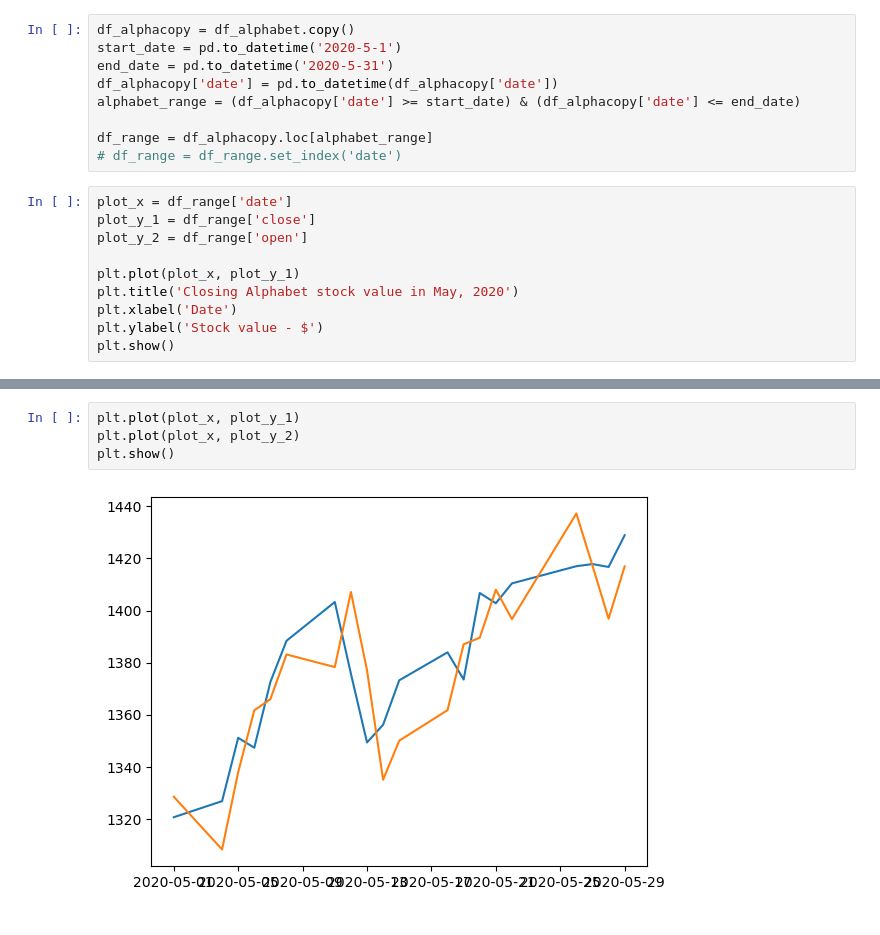
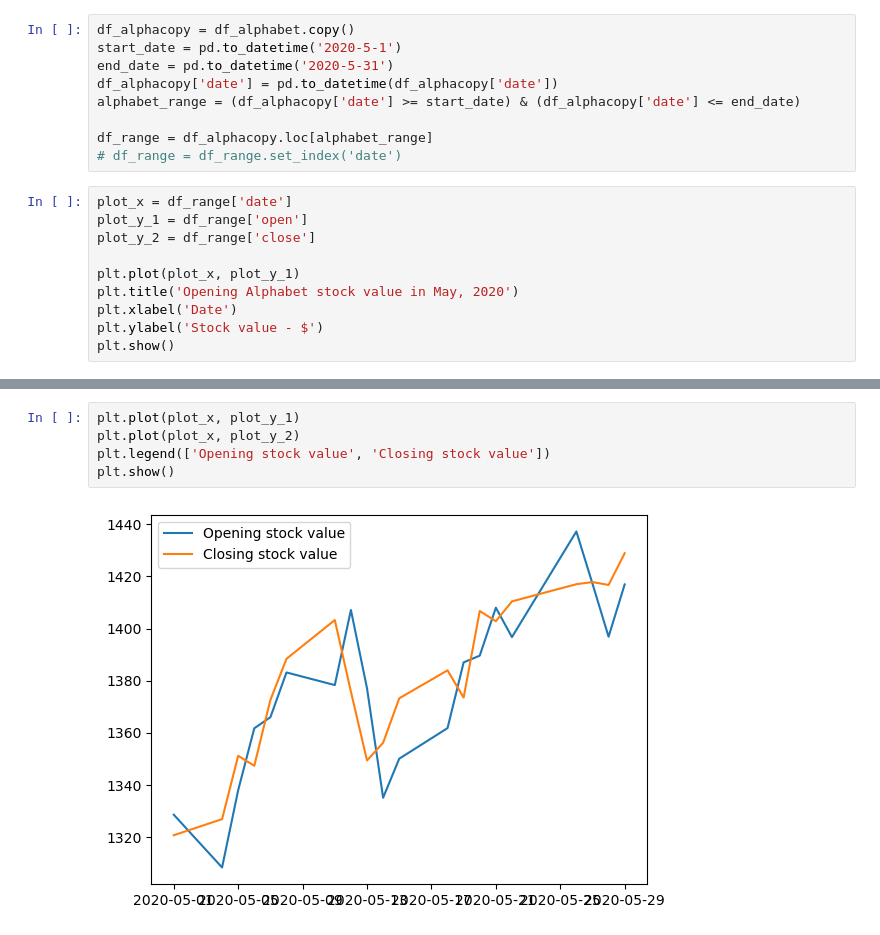
Before and after one commit to yotam-sh/learning_os_gis_development, a Jupyter notebook: matplotlib/day_27.ipynb, the cells around one changed output, grey strips where cells are left out. Saved outputs shown, nothing was run; the diff lists cells and outputs as text.

Commit message:
Added plot legend

```diff
--- a/matplotlib/day_27.ipynb
+++ b/matplotlib/day_27.ipynb
@@ -30,11 +30,11 @@ df_range = df_alphacopy.loc[alphabet_range]
 # df_range = df_range.set_index('date')
 # %%
 plot_x = df_range['date']
-plot_y_1 = df_range['close']
-plot_y_2 = df_range['open']
+plot_y_1 = df_range['open']
+plot_y_2 = df_range['close']
 
 plt.plot(plot_x, plot_y_1)
-plt.title('Closing Alphabet stock value in May, 2020')
+plt.title('Opening Alphabet stock value in May, 2020')
 plt.xlabel('Date')
 plt.ylabel('Stock value - $')
 plt.show()
@@ -43,6 +50,7 @@ plt.show()
 # %%
 plt.plot(plot_x, plot_y_1)
 plt.plot(plot_x, plot_y_2)
+plt.legend(['Opening stock value', 'Closing stock value'])
 plt.show()
 # %% [output]
-[figure, old version]
+[figure, new version]
```
Also changed, not shown: parts of 2 cells of this notebook.
